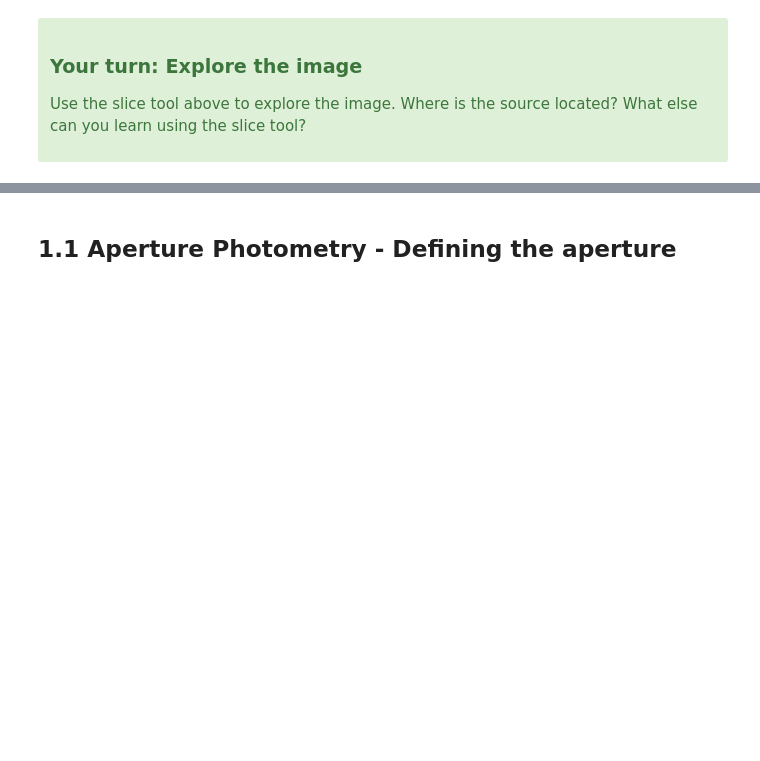
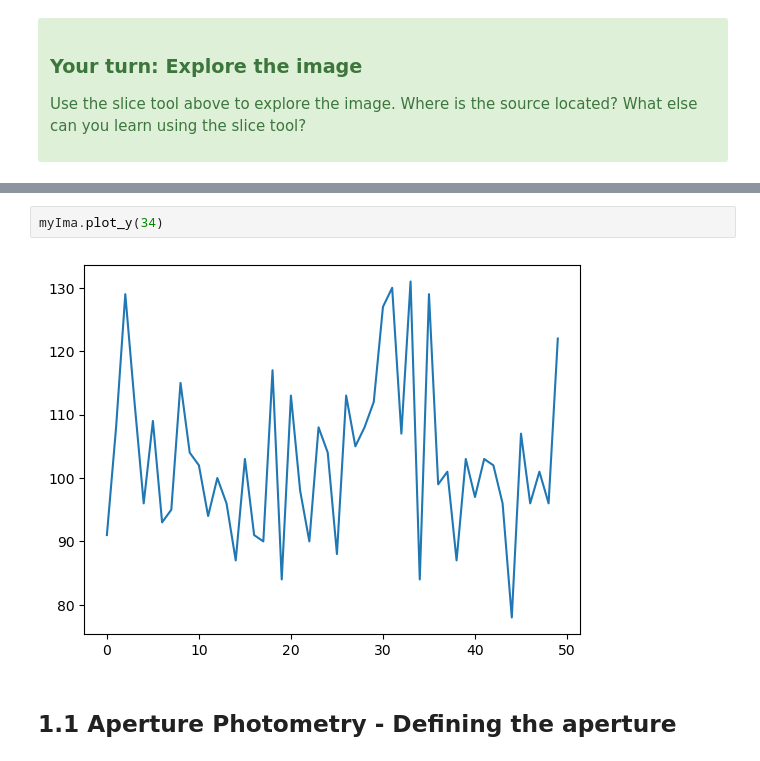
Before and after one commit to npi2015/Mphys-project, a Jupyter notebook: Astrolabs_files/Chapter2_AperturePhotometry.ipynb, the cells around one changed output, grey strips where cells are left out. Cells and saved outputs as stored; diff of their text form; blank space fills up the shorter version.

```diff
--- a/Astrolabs_files/Chapter2_AperturePhotometry.ipynb
+++ b/Astrolabs_files/Chapter2_AperturePhotometry.ipynb
@@ -165,3 +199,7 @@ Use the slice tool above to explore the image. Where is the source located? What
+# %%
+myIma.plot_y(34)
+# %% [output]
+[figure, added]
 # %% [markdown]
 <a id="sec:aperture"></a>
 ## 1.1 Aperture Photometry - Defining the aperture
```
Also changed, not shown: parts of 32 cells of this notebook, 13 other files.
